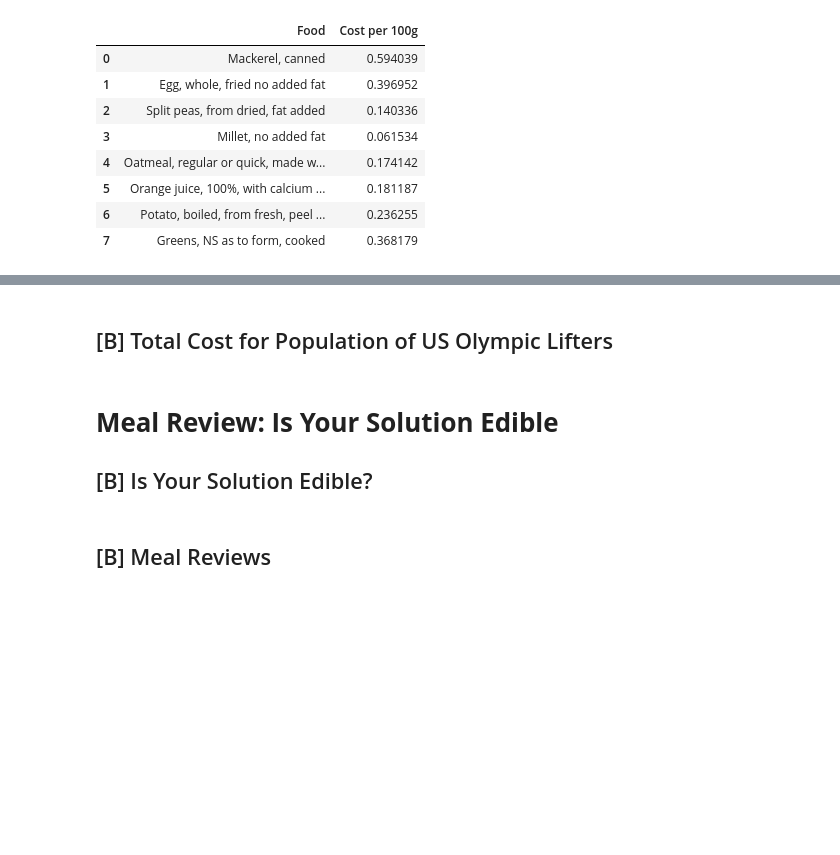
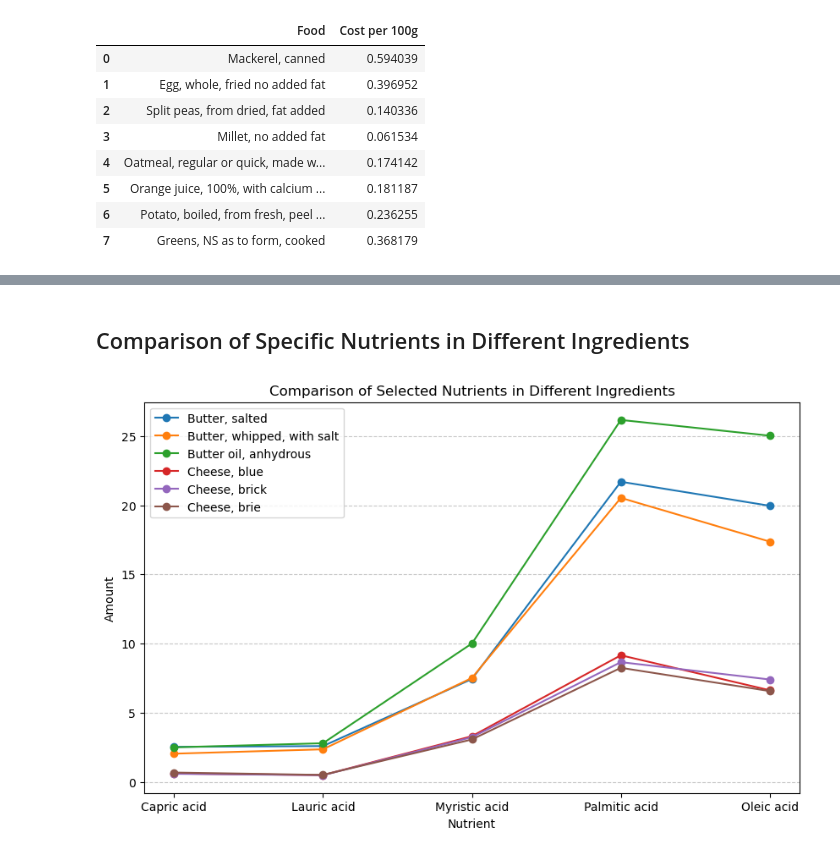
Before and after one commit to colby-alonzo/EEP153_Proj2, a Jupyter notebook: Official_Team_Code.ipynb, the cells around one changed output, grey strips where cells are left out. Saved outputs shown, nothing was run; the diff lists cells and outputs as text; code cells hidden in the pictures; blank space fills up the shorter version.

```diff
--- a/Official_Team_Code.ipynb
+++ b/Official_Team_Code.ipynb
@@ -797,7 +890,24 @@ Updated daily diet total cost is: $5.79
 # %% [markdown]
-## [B] Total Cost for Population of US Olympic Lifters
+## Comparison of Specific Nutrients in Different Ingredients
-# %% [markdown]
-# **Meal Review: Is Your Solution Edible**
-## [B] Is Your Solution Edible?
-# %% [markdown]
-## [B] Meal Reviews
+# %%
+nutrients_csv_path = "Athlete_min_cost_data - nutrients.csv"
+nutrients_df = pd.read_csv(nutrients_csv_path)
+
+nutrients_to_compare = ["Capric acid", "Lauric acid", "Myristic acid", "Palmitic acid", "Oleic acid"]
+
+top_ingredients = nutrients_df["Ingredient description"][:6]
+selected_data = nutrients_df.loc[:5, nutrients_to_compare].T
+
+plt.figure(figsize=(10, 6))
+for i, ingredient in enumerate(top_ingredients):
+    plt.plot(nutrients_to_compare, selected_data[i], marker='o', linestyle='-', label=ingredient)
+
+plt.xlabel("Nutrient")
+plt.ylabel("Amount")
+plt.title("Comparison of Selected Nutrients in Different Ingredients")
+plt.legend()
+plt.grid(axis='y', linestyle='--', alpha=0.7)
+
+plt.show()
+# %% [output]
+[figure, added]
```
Also changed, not shown: parts of 19 cells of this notebook, 4 other files.
